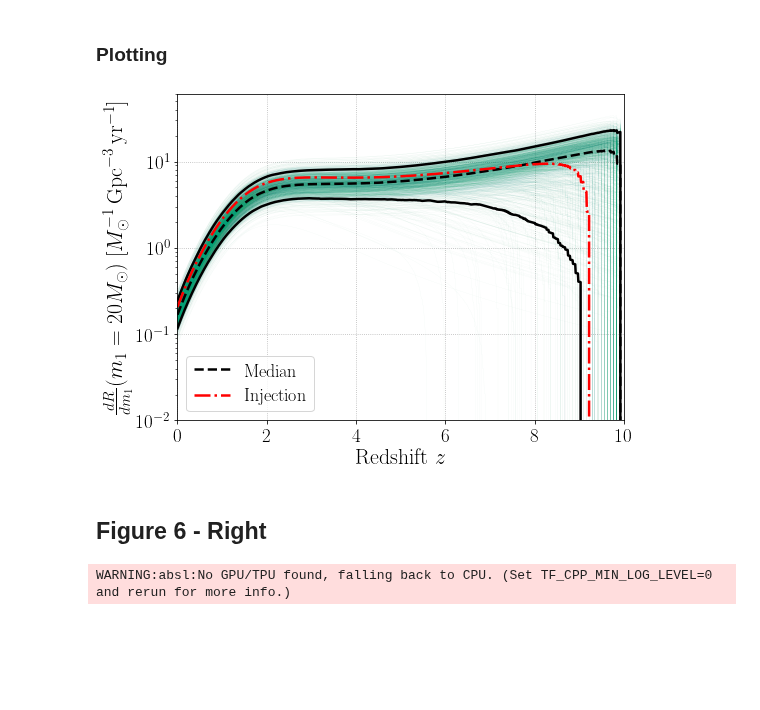
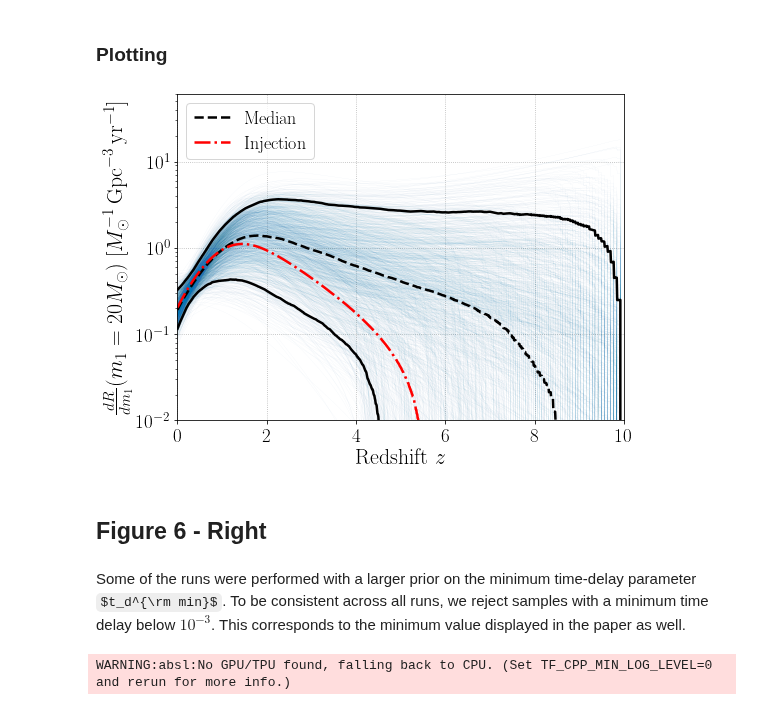
Before and after one commit to kevinturbang/bbh_gwb_time_delay_inference, a Jupyter notebook: figures/reproduce_figure_6.ipynb, the cells around one changed output. Cells and saved outputs as stored; diff of their text form; code cells hidden in the pictures; some formulas as TeX source; blank space fills up the shorter version.

Commit message:
Adding minimum time delay mask

```diff
--- a/figures/reproduce_figure_6.ipynb
+++ b/figures/reproduce_figure_6.ipynb
@@ -31,4 +31,4 @@ my_palette = sns.color_palette("colorblind")
 # %% [markdown]
 ## Load in results
 # %%
-data_CBC_GWB_detectable_O5 = h5py.File("../data/O5_CBC_GWB_detectable_MD.hdf","r")
+data_CBC_GWB_undetectable_O5 = h5py.File("../data/O5_CBC_GWB_undetectable_MD.hdf","r")
@@ -35,3 +37,5 @@ data_CBC_GWB_detectable_O5 = h5py.File("../data/O5_CBC_GWB_detectable_MD.hdf","r
+# %%
+mask_td_min_CBC_GWB_undetectable_O5 = np.log10(data_CBC_GWB_undetectable_O5['posterior/td_min'][()])>=-3
 # %% [markdown]
 ## Figure 6 - Left
 # %% [markdown]
@@ -66,19 +72,19 @@ grid = zs
 nTraces = 1500
 
 # Instantiate an array to hold a collection of traces
-p_z_CBC_GWB_MD_O5_detectable = np.zeros((nTraces,grid.size))
+p_z_CBC_GWB_MD_O5_undetectable = np.zeros((nTraces,grid.size))
 
 # For a random set of posterior samples, compute and store the corresponding probability densities across our grid
-random_indices = np.random.choice(np.arange(data_CBC_GWB_detectable_O5['posterior/td_min'][()].size),size=nTraces,replace=False)
+random_indices = np.random.choice(np.arange(data_CBC_GWB_undetectable_O5['posterior/td_min'][()][mask_td_min_CBC_GWB_undetectable_O5].size),size=nTraces,replace=False)
 for i,ind in enumerate(random_indices):
     if i%100==0:
         print(i)
-    td_min = data_CBC_GWB_detectable_O5['posterior/td_min'][()][i]
-    kappa = data_CBC_GWB_detectable_O5['posterior/kappa'][()][i]
-    Zmax = data_CBC_GWB_detectable_O5['posterior/Zmax'][()][i]
-    logR20 = np.log10(data_CBC_GWB_detectable_O5['posterior/R_ref'][()][i])
+    td_min = data_CBC_GWB_undetectable_O5['posterior/td_min'][()][mask_td_min_CBC_GWB_undetectable_O5][i]
+    kappa = data_CBC_GWB_undetectable_O5['posterior/kappa'][()][mask_td_min_CBC_GWB_undetectable_O5][i]
+    Zmax = data_CBC_GWB_undetectable_O5['posterior/Zmax'][()][mask_td_min_CBC_GWB_undetectable_O5][i]
+    logR20 = np.log10(data_CBC_GWB_undetectable_O5['posterior/R_ref'][()][mask_td_min_CBC_GWB_undetectable_O5][i])
     merger_rate_tmp, rate_02_tmp = R_norm_MD(grid, Zmax, kappa, td_min)
-    p_z_CBC_GWB_MD_O5_detectable[i,:] = 10**logR20*merger_rate_tmp/rate_02_tmp
+    p_z_CBC_GWB_MD_O5_undetectable[i,:] = 10**logR20*merger_rate_tmp/rate_02_tmp
 # %% [output]
 0
 100
@@ -107,22 +106,29 @@ R_inj_det = R20_det*merger_rate_tmp/rate_02_tmp
+# %%
+metMin_undet = 0.2906748150630932
+lambda_undet = -1.3675694175393724
+tdmin_undet = 0.5599846165978903
+R20_undet = 10**(-0.5001385659699611)
+merger_rate_tmp, rate_02_tmp = R_norm_MD(grid, metMin_undet, lambda_undet, tdmin_undet)
+R_inj_undet = R20_undet*merger_rate_tmp/rate_02_tmp
 # %%
 for ii in range(nTraces):
-    plt.plot(zs,p_z_CBC_GWB_MD_O5_detectable[ii], rasterized=True, color=my_palette[2],lw=0.15,alpha=0.1)
-plt.plot(grid,np.quantile(p_z_CBC_GWB_MD_O5_detectable,0.05,axis=0), rasterized=True, color='k', lw=2.5, alpha=1)
-plt.plot(grid,np.quantile(p_z_CBC_GWB_MD_O5_detectable,0.95,axis=0), rasterized=True, color='k',lw=2.5, alpha=1)
-plt.plot(grid,np.median(p_z_CBC_GWB_MD_O5_detectable,axis=0), rasterized=True, color='k', ls='dashed', lw=2.5, alpha=1, label="Median")
-plt.plot(grid,R_inj_det, rasterized=True, color='r', ls='dashdot', lw=2.5, alpha=1, label="Injection")
+    plt.plot(zs,p_z_CBC_GWB_MD_O5_undetectable[ii], rasterized=True, color=my_palette[0],lw=0.15,alpha=0.1)
+plt.plot(grid,np.quantile(p_z_CBC_GWB_MD_O5_undetectable,0.05,axis=0), rasterized=True, color='k', lw=2.5, alpha=1)
+plt.plot(grid,np.quantile(p_z_CBC_GWB_MD_O5_undetectable,0.95,axis=0), rasterized=True, color='k',lw=2.5, alpha=1)
+plt.plot(grid,np.median(p_z_CBC_GWB_MD_O5_undetectable,axis=0), rasterized=True, color='k', ls='dashed', lw=2.5, alpha=1, label="Median")
+plt.plot(grid,R_inj_undet, rasterized=True, color='r', ls='dashdot', lw=2.5, alpha=1, label="Injection")
 plt.yscale("log")
 plt.xlabel("Redshift $z$", fontsize=22)
 plt.xlim(0,10)
 plt.ylim(1e-2,60)
 plt.ylabel("$\\frac{dR}{dm_1}(m_1=20M_\\odot)~[M_\\odot^{-1}\,{\\rm Gpc}^{-3}\,{\\rm yr^{-1}}]$", fontsize=22)
 plt.legend(fontsize = 18)
 plt.xticks(fontsize=19)
 plt.yticks(fontsize=19)
 plt.grid(visible=True, ls='dotted')
-plt.savefig("RateO5detectable.pdf",dpi=500,bbox_inches='tight')
+plt.savefig("RateO5undetectable.pdf",dpi=500,bbox_inches='tight')
 # %% [output]
-[figure, old version]
+[figure, new version]
 # %% [markdown]
 ## Figure 6 - Right
 # %%
@@ -134,4 +140,6 @@ all_zs = np.linspace(0,10,200) #Should be 1000, just took it 10 for testing
 omg = OmegaGW_BBH(2.1,100.,all_zs)
 # %%
 freqs = np.arange(10,1000,1)
+# %% [markdown]
+Some of the runs were performed with a larger prior on the minimum time-delay parameter $t_d^{\rm min}$. To be consistent across all runs, we reject samples with a minimum time delay below $10^{-3}$. This corresponds to the minimum value displayed in the paper as well.
 # %%
```
Also changed, not shown: parts of 7 cells of this notebook, 10 other files.
